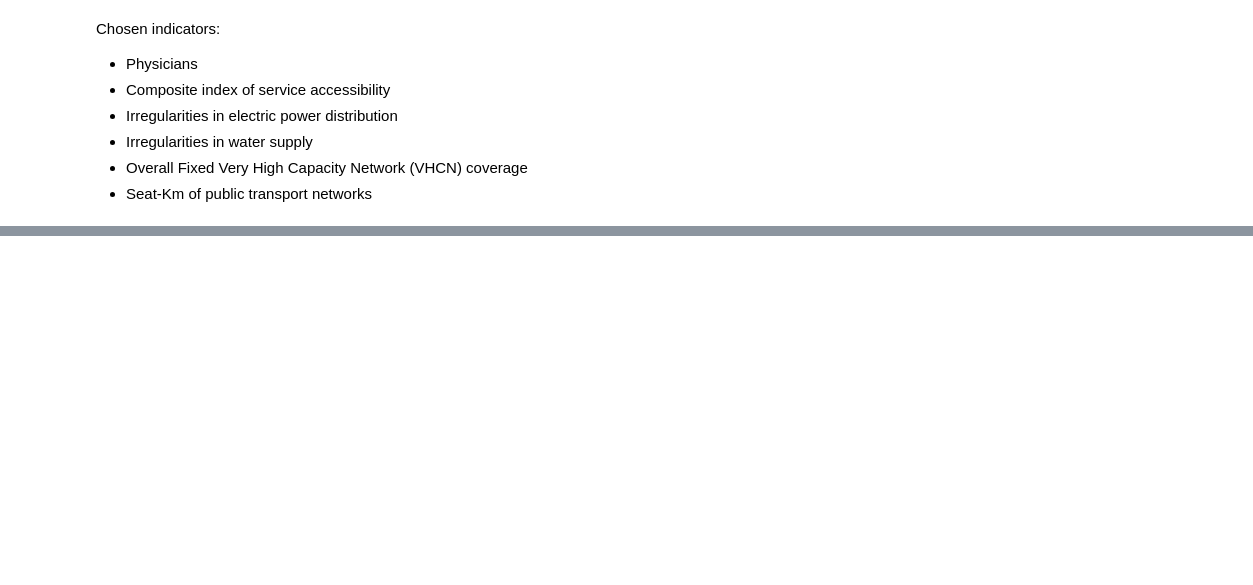
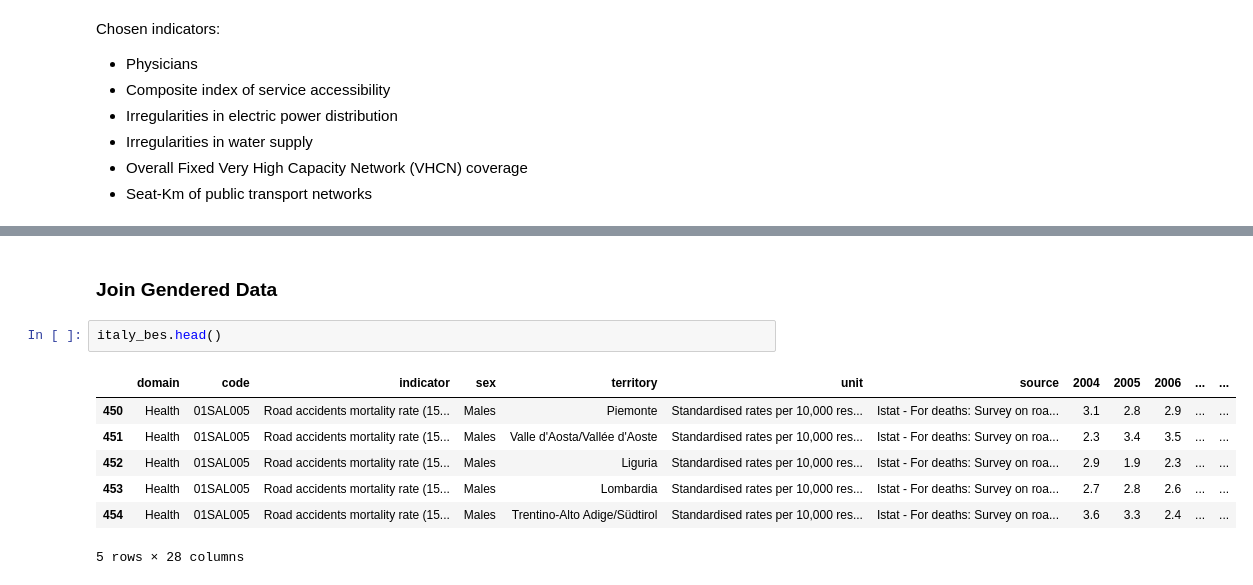
Before and after one commit to EphiWalker/Italy_BES, a Jupyter notebook: italy_bes.ipynb, the cells around one changed output, grey strips where cells are left out. Cells and saved outputs as stored; diff of their text form; blank space fills up the shorter version.

```diff
--- a/italy_bes.ipynb
+++ b/italy_bes.ipynb
@@ -516,0 +693,12 @@ good_indicators
+# %% [markdown]
+### Join Gendered Data
+# %%
+italy_bes.head()
+# %% [output]
+|  | domain | code | indicator | sex | territory | unit | source | 2004 | 2005 | 2006 | ... | ... |
+| 450 | Health | 01SAL005 | Road accidents mortality rate (15... | Males | Piemonte | Standardised rates per 10,000 res... | Istat - For deaths: Survey on roa... | 3.1 | 2.8 | 2.9 | ... | ... |
+| 451 | Health | 01SAL005 | Road accidents mortality rate (15... | Males | Valle d'Aosta/Vallée d'Aoste | Standardised rates per 10,000 res... | Istat - For deaths: Survey on roa... | 2.3 | 3.4 | 3.5 | ... | ... |
+| 452 | Health | 01SAL005 | Road accidents mortality rate (15... | Males | Liguria | Standardised rates per 10,000 res... | Istat - For deaths: Survey on roa... | 2.9 | 1.9 | 2.3 | ... | ... |
+| 453 | Health | 01SAL005 | Road accidents mortality rate (15... | Males | Lombardia | Standardised rates per 10,000 res... | Istat - For deaths: Survey on roa... | 2.7 | 2.8 | 2.6 | ... | ... |
+| 454 | Health | 01SAL005 | Road accidents mortality rate (15... | Males | Trentino-Alto Adige/Südtirol | Standardised rates per 10,000 res... | Istat - For deaths: Survey on roa... | 3.6 | 3.3 | 2.4 | ... | ... |
+5 rows × 28 columns
```
Also changed, not shown: parts of 40 cells of this notebook.
